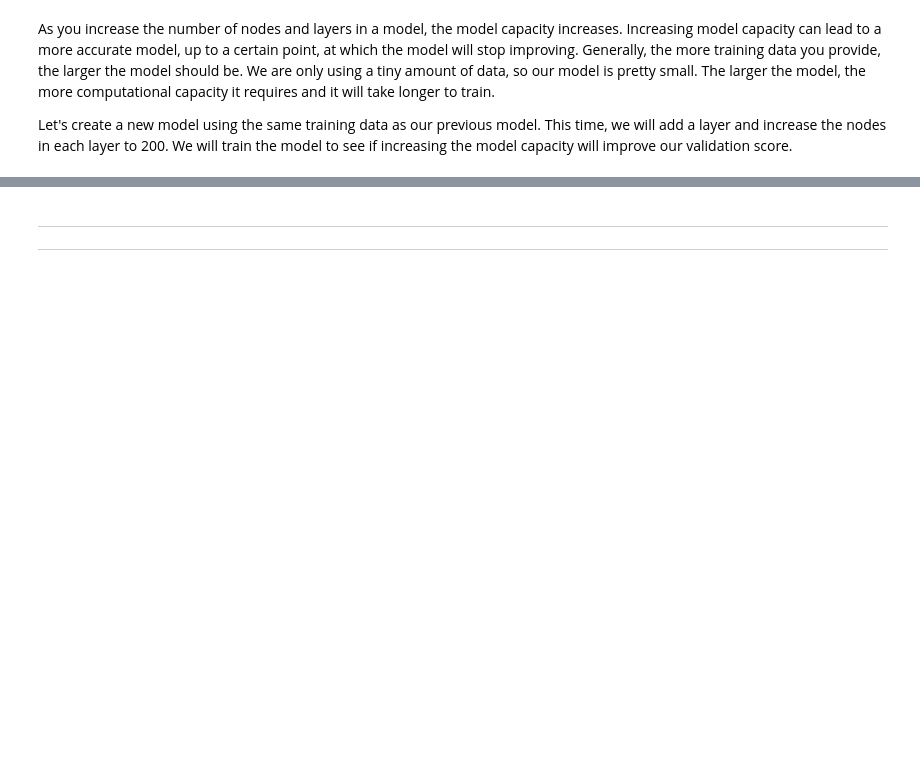
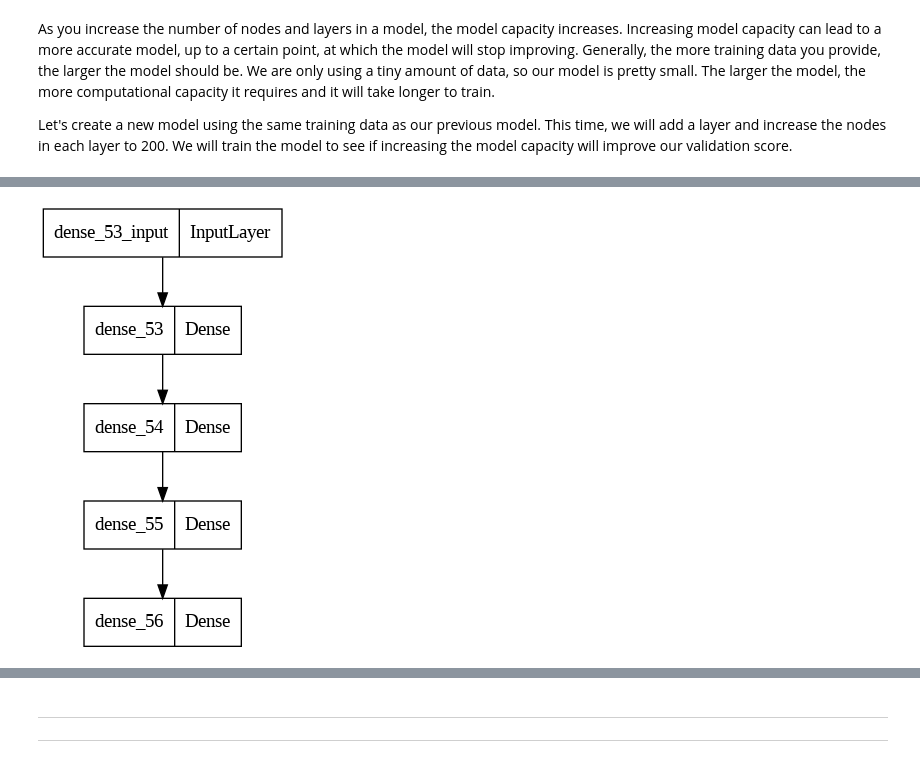
Before and after one commit to cagBRT/IntroToDNNwKeras, a Jupyter notebook: DL_Keras_Regression-&-Classification.ipynb, the cells around one changed output, grey strips where cells are left out. Drawn from its saved outputs; the diff is of its cells as text; code cells hidden in the pictures; blank space fills up the shorter version.

```diff
--- a/DL_Keras_Regression-&-Classification.ipynb
+++ b/DL_Keras_Regression-&-Classification.ipynb
@@ -250,5 +253,10 @@ Trainable params: 42701 (166.80 KB)
 Non-trainable params: 0 (0.00 Byte)
 _________________________________________________________________
+# %%
+from keras.utils import plot_model
+plot_model(model_mc)
+# %% [output]
+[figure, added]
 # %%
 #train model
 model_mc.fit(X_train, y_train, validation_split=0.2,
```
Also changed, not shown: parts of 23 cells of this notebook.
